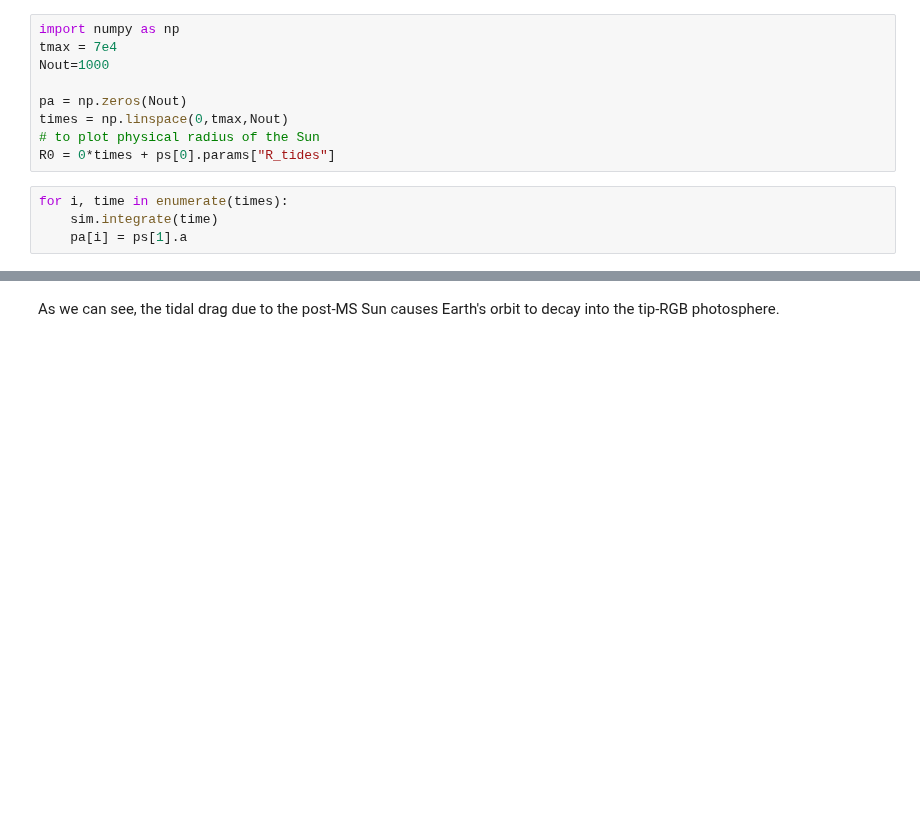
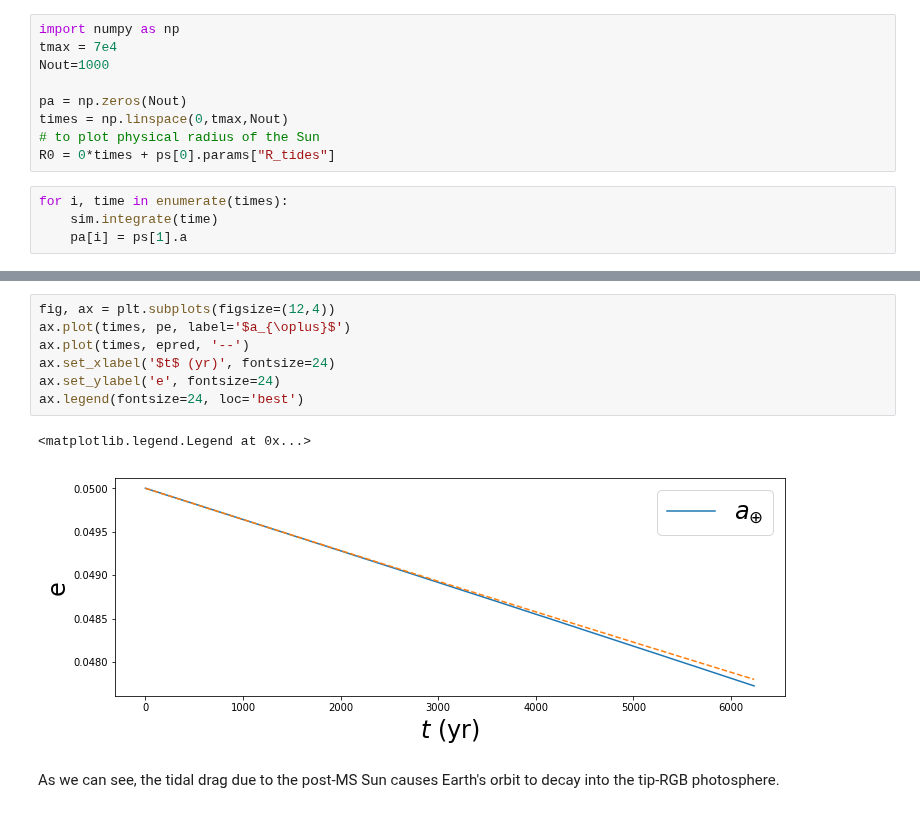
Before and after one commit to dtamayo/reboundx, a Jupyter notebook: ipython_examples/TidesDrag.ipynb, the cells around one changed output, grey strips where cells are left out. Cells and saved outputs as stored; diff of their text form; blank space fills up the shorter version.

```diff
--- a/ipython_examples/TidesDrag.ipynb
+++ b/ipython_examples/TidesDrag.ipynb
@@ -62,2 +115,12 @@ ax.legend(fontsize=24, loc='best')
+# %%
+fig, ax = plt.subplots(figsize=(12,4))
+ax.plot(times, pe, label='$a_{\oplus}$')
+ax.plot(times, epred, '--')
+ax.set_xlabel('$t$ (yr)', fontsize=24)
+ax.set_ylabel('e', fontsize=24)
+ax.legend(fontsize=24, loc='best')
+# %% [output]
+<matplotlib.legend.Legend at 0x...>
+[figure, added]
 # %% [markdown]
 As we can see, the tidal drag due to the post-MS Sun causes Earth's orbit to decay into the tip-RGB photosphere.
```
Also changed, not shown: parts of 2 cells of this notebook, 3 other files.
